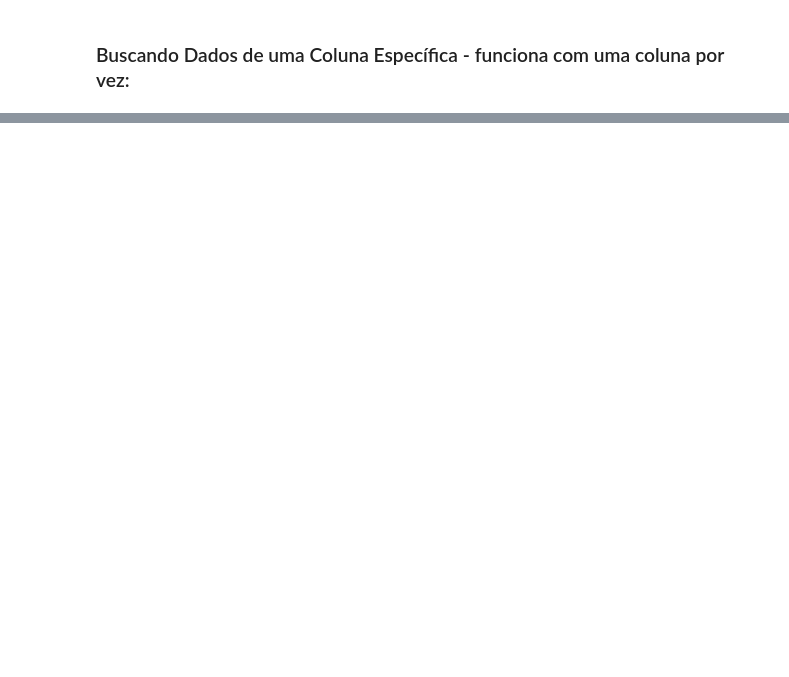
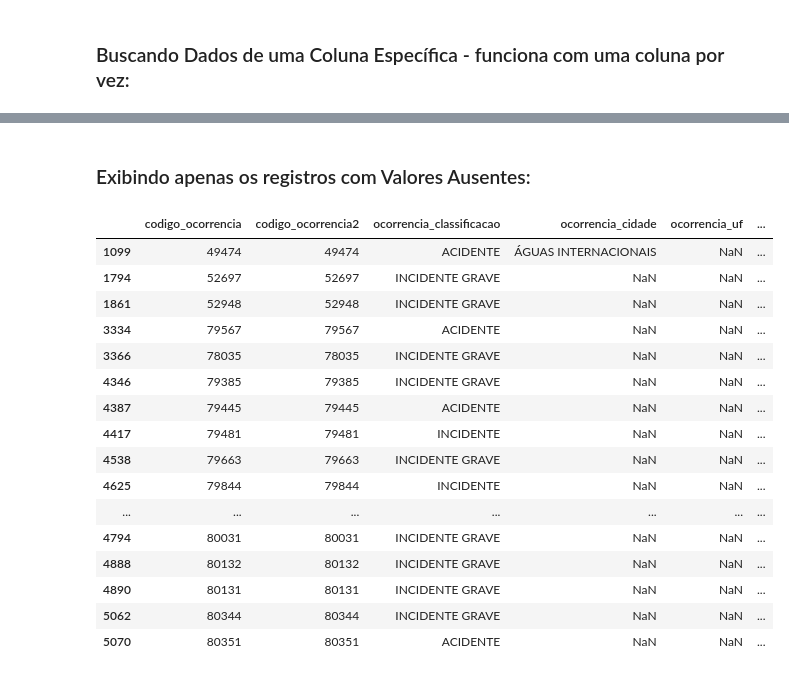
Before and after one commit to rigueti-bruno/Cognizant-Data-Cloud-Engineer, a Jupyter notebook: Programação_Python/05-Fundamentos de ETL com Python/05-3-ETL com Python - Transformacao.ipynb, the cells around one changed output, grey strips where cells are left out. Saved outputs shown, nothing was run; the diff lists cells and outputs as text; code cells hidden in the pictures; blank space fills up the shorter version.

```diff
--- a/Programação_Python/05-Fundamentos de ETL com Python/05-3-ETL com Python - Transformacao.ipynb
+++ b/Programação_Python/05-Fundamentos de ETL com Python/05-3-ETL com Python - Transformacao.ipynb
@@ -127,0 +180,27 @@ Name: ocorrencia_uf, Length: 5168, dtype: object
+# %% [markdown]
+### Exibindo apenas os registros com Valores Ausentes:
+# %%
+df.loc[df.ocorrencia_uf.isnull()]
+# df - dataframe
+# .loc - função que exibirá os dados filtrados
+# df.ocorrencia_uf - indica a coluna com os dados a serem filtrados
+# .isnull() - função que localiza os valores ausentes
+# serão exibidos as linhas completas onde houver valores nulos na coluna indicada
+# %% [output]
+|  | codigo_ocorrencia | codigo_ocorrencia2 | ocorrencia_classificacao | ocorrencia_cidade | ocorrencia_uf | ... |
+| 1099 | 49474 | 49474 | ACIDENTE | ÁGUAS INTERNACIONAIS | NaN | ... |
+| 1794 | 52697 | 52697 | INCIDENTE GRAVE | NaN | NaN | ... |
+| 1861 | 52948 | 52948 | INCIDENTE GRAVE | NaN | NaN | ... |
+| 3334 | 79567 | 79567 | ACIDENTE | NaN | NaN | ... |
+| 3366 | 78035 | 78035 | INCIDENTE GRAVE | NaN | NaN | ... |
+| 4346 | 79385 | 79385 | INCIDENTE GRAVE | NaN | NaN | ... |
+| 4387 | 79445 | 79445 | ACIDENTE | NaN | NaN | ... |
+| 4417 | 79481 | 79481 | INCIDENTE | NaN | NaN | ... |
+| 4538 | 79663 | 79663 | INCIDENTE GRAVE | NaN | NaN | ... |
+| 4625 | 79844 | 79844 | INCIDENTE | NaN | NaN | ... |
+| ... | ... | ... | ... | ... | ... | ... |
+| 4794 | 80031 | 80031 | INCIDENTE GRAVE | NaN | NaN | ... |
+| 4888 | 80132 | 80132 | INCIDENTE GRAVE | NaN | NaN | ... |
+| 4890 | 80131 | 80131 | INCIDENTE GRAVE | NaN | NaN | ... |
+| 5062 | 80344 | 80344 | INCIDENTE GRAVE | NaN | NaN | ... |
+| 5070 | 80351 | 80351 | ACIDENTE | NaN | NaN | ... |
```
Also changed, not shown: parts of 70 cells of this notebook, 1 other file.
